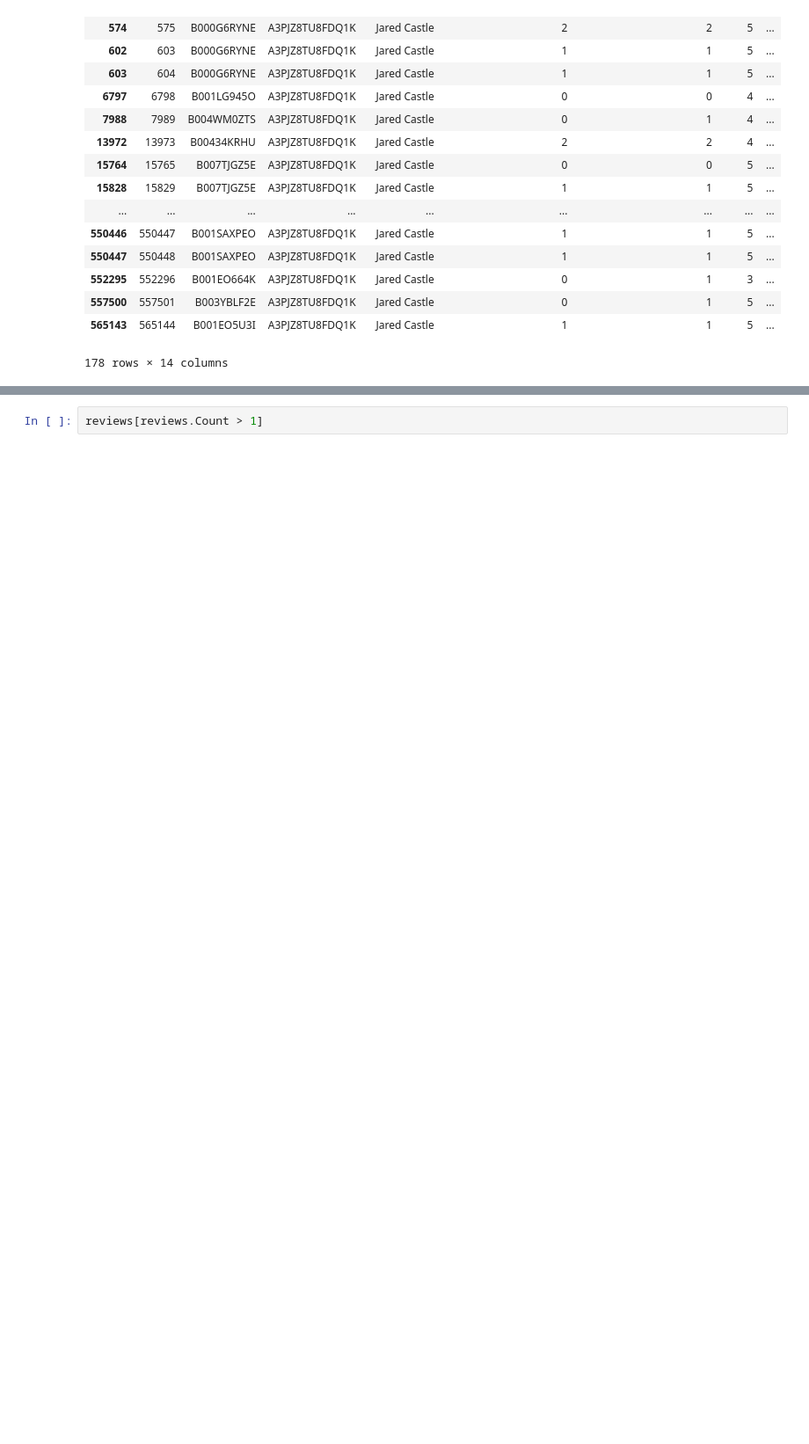
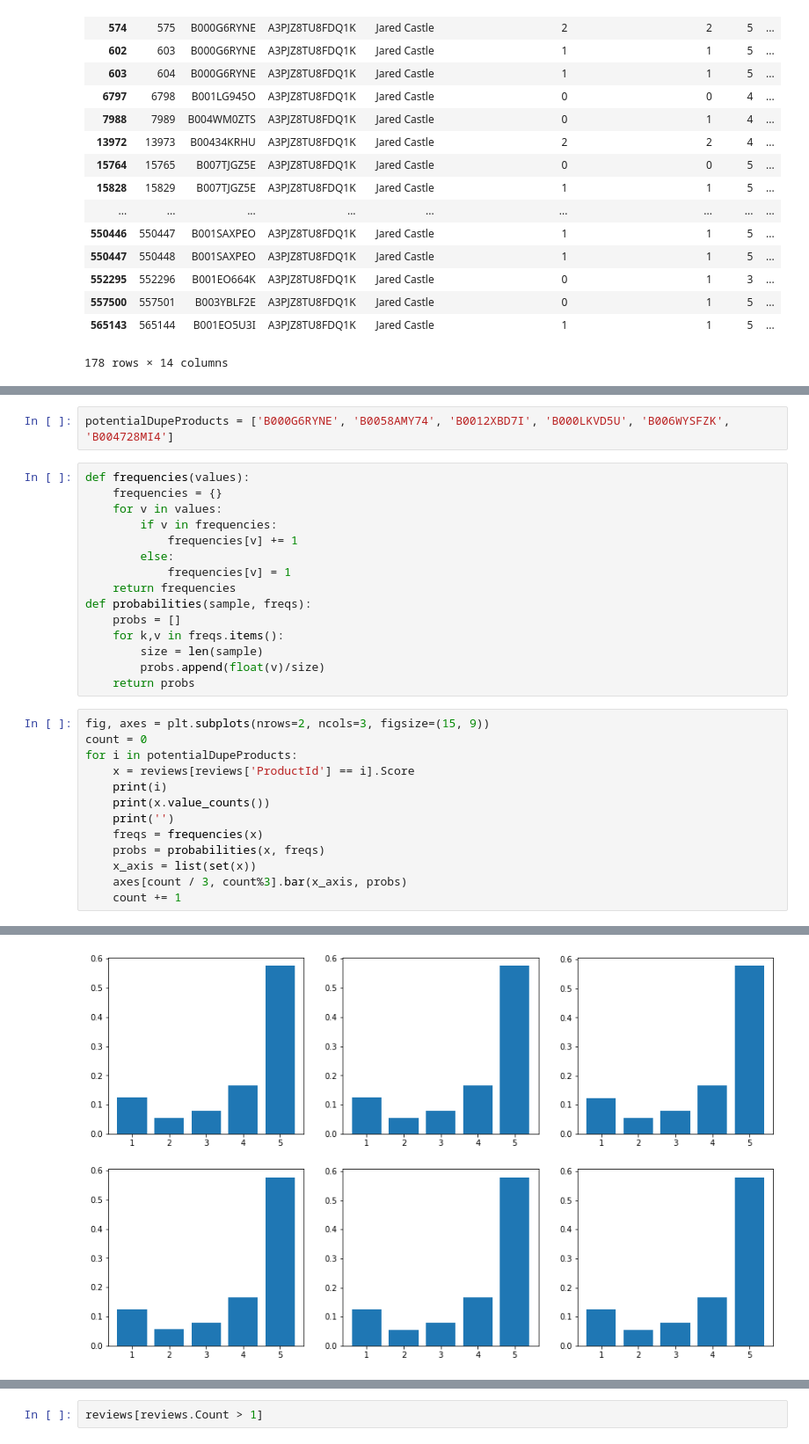
Before and after one commit to MintMin/AmazonReviewsAnalysis, a Jupyter notebook: Nic/Week 1 Nic's Exploratory Analysis.ipynb, the cells around one changed output, grey strips where cells are left out. Shown: that part at 88% size. Cells and saved outputs as stored; diff of their text form; blank space fills up the shorter version.

```diff
--- a/Nic/Week 1 Nic's Exploratory Analysis.ipynb
+++ b/Nic/Week 1 Nic's Exploratory Analysis.ipynb
@@ -328,0 +228,31 @@ Name: Text, dtype: object
+# %%
+potentialDupeProducts = ['B000G6RYNE', 'B0058AMY74', 'B0012XBD7I', 'B000LKVD5U', 'B006WYSFZK', 'B004728MI4']
+# %%
+def frequencies(values):
+    frequencies = {}
+    for v in values:
+        if v in frequencies:
+            frequencies[v] += 1
+        else:
+            frequencies[v] = 1
+    return frequencies
+def probabilities(sample, freqs):
+    probs = []
+    for k,v in freqs.items():
+        size = len(sample)
+        probs.append(float(v)/size)
+    return probs
+# %%
+fig, axes = plt.subplots(nrows=2, ncols=3, figsize=(15, 9))
+count = 0
+for i in potentialDupeProducts:
+    x = reviews[reviews['ProductId'] == i].Score
+    print(i)
+    print(x.value_counts())
+    print('')
+    freqs = frequencies(x)
+    probs = probabilities(x, freqs)
+    x_axis = list(set(x))
+    axes[count / 3, count%3].bar(x_axis, probs)
+    count += 1
+# %% [output]
@@ -328,0 +276 @@ Name: Text, dtype: object
+[figure, added]
```
Also changed, not shown: parts of 36 cells of this notebook.
